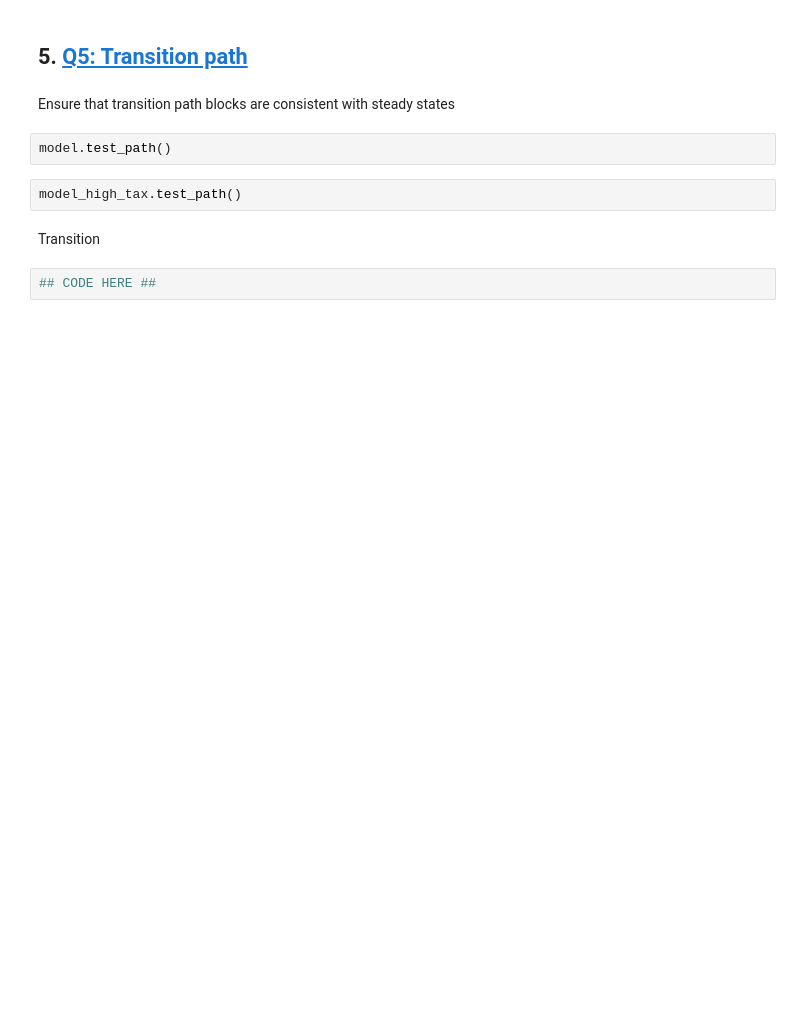
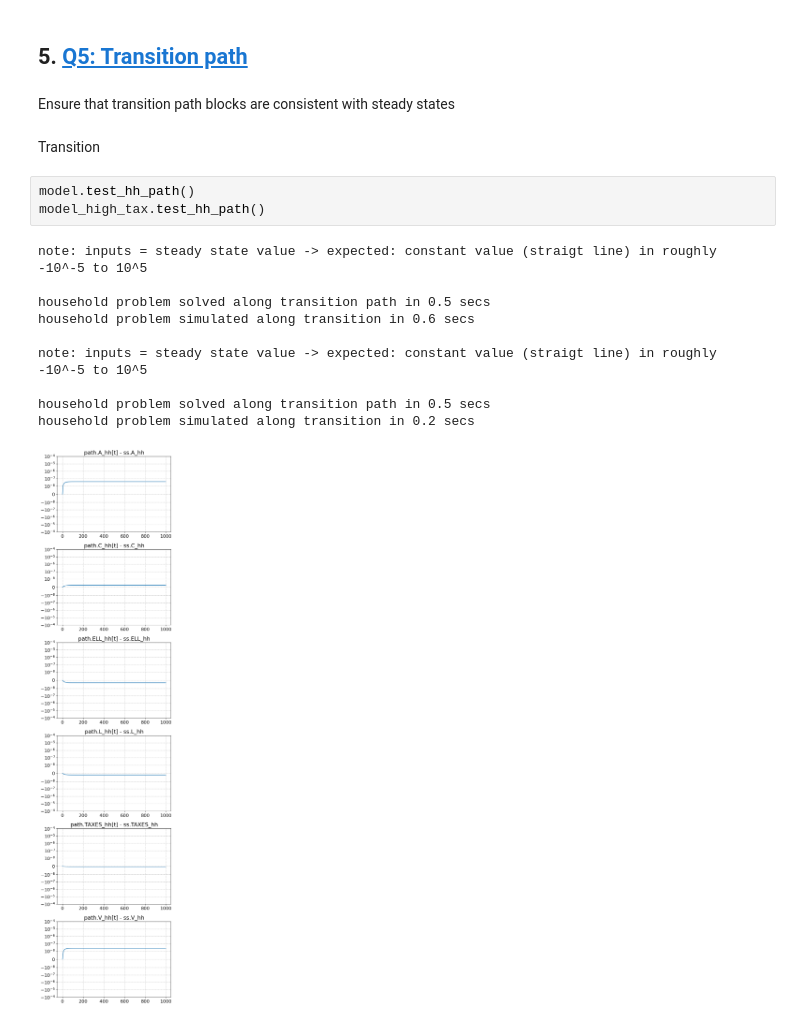
Before and after one commit to zbp778/AdvMacroHet, a Jupyter notebook: Assignments/Assignment I/HANC/HANC copy.ipynb, the cells around one changed output. Drawn from its saved outputs; the diff is of its cells as text; blank space fills up the shorter version.

```diff
--- a/Assignments/Assignment I/HANC/HANC copy.ipynb
+++ b/Assignments/Assignment I/HANC/HANC copy.ipynb
@@ -72,11 +302,19 @@ Analysis
 ## 5. <a id='toc5_'></a>[Q5: Transition path](#toc0_)
 # %% [markdown]
 Ensure that transition path blocks are consistent with steady states
-# %%
-model.test_path()
-# %%
-model_high_tax.test_path()
 # %% [markdown]
 Transition
-# %%
-## CODE HERE ##
+# %%
+model.test_hh_path()
+model_high_tax.test_hh_path()
+# %% [output]
+note: inputs = steady state value -> expected: constant value (straigt line) in roughly -10^-5 to 10^5
+
+household problem solved along transition path in 0.5 secs
+household problem simulated along transition in 0.6 secs
+
+note: inputs = steady state value -> expected: constant value (straigt line) in roughly -10^-5 to 10^5
+
+household problem solved along transition path in 0.5 secs
+household problem simulated along transition in 0.2 secs
+[figure, added]
```
Also changed, not shown: parts of 21 cells of this notebook, 8 other files.
